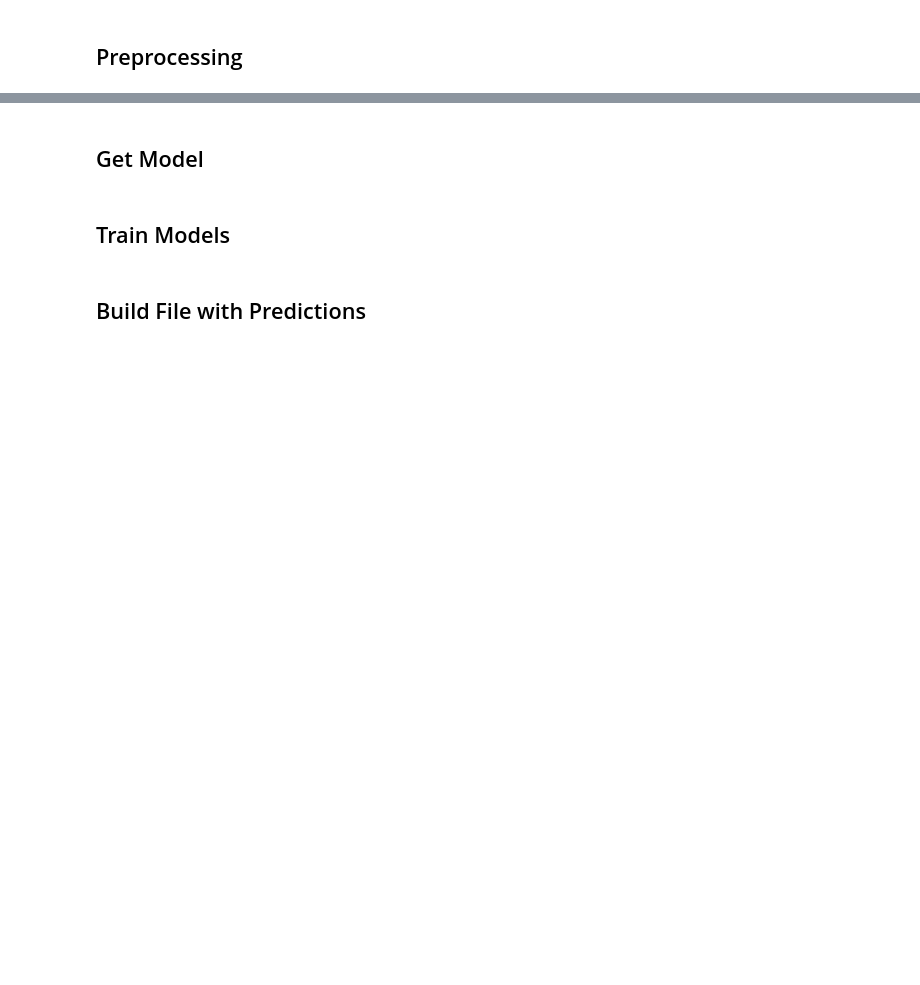
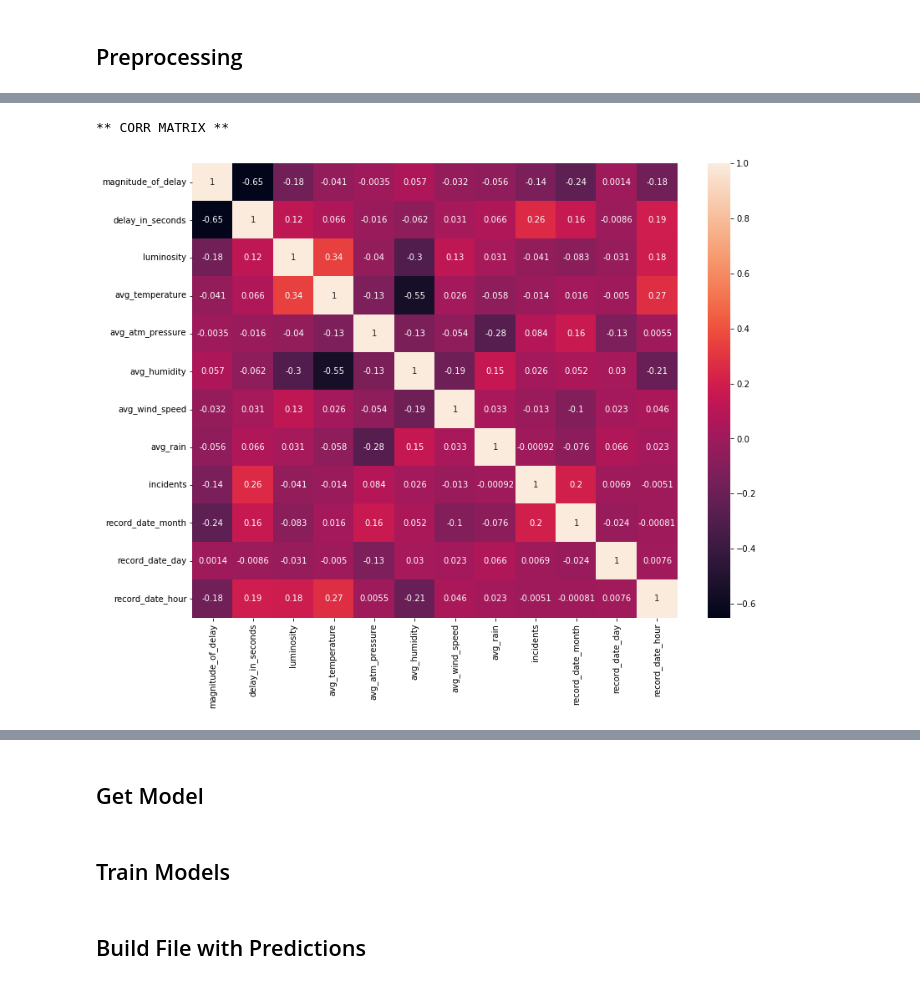
Before and after one commit to MarianaFilipa/DAA, a Jupyter notebook: Competição_Tarefa/Competition.ipynb, the cells around one changed output, grey strips where cells are left out. Drawn from its saved outputs; the diff is of its cells as text; code cells hidden in the pictures; blank space fills up the shorter version.

```diff
--- a/Competição_Tarefa/Competition.ipynb
+++ b/Competição_Tarefa/Competition.ipynb
@@ -197,0 +163,17 @@ def preprocessing(df, istest):
+# %%
+# Remover a coluna city_name, já que o standard deviation = 0.
+df.drop('city_name', axis = 1, inplace = True)
+
+# Existe apenas um único valor na coluna avg_precipitation, portanto, este não acresecenta muito
+df.drop('avg_precipitation', axis = 1, inplace = True)
+
+# std da coluna record_date_year é 0, portanto, tem apenas um valor, o que não é muito útil para treinar um modelo.
+df.drop('record_date_year', axis = 1, inplace = True)
+# %%
+print("** CORR MATRIX **")
+plt.figure(figsize = (13,10))
+sns.heatmap(df.corr(), annot=True)
+plt.show()
+# %% [output]
+** CORR MATRIX **
+[figure, added]
```
Also changed, not shown: parts of 19 cells of this notebook, 1 other file.
